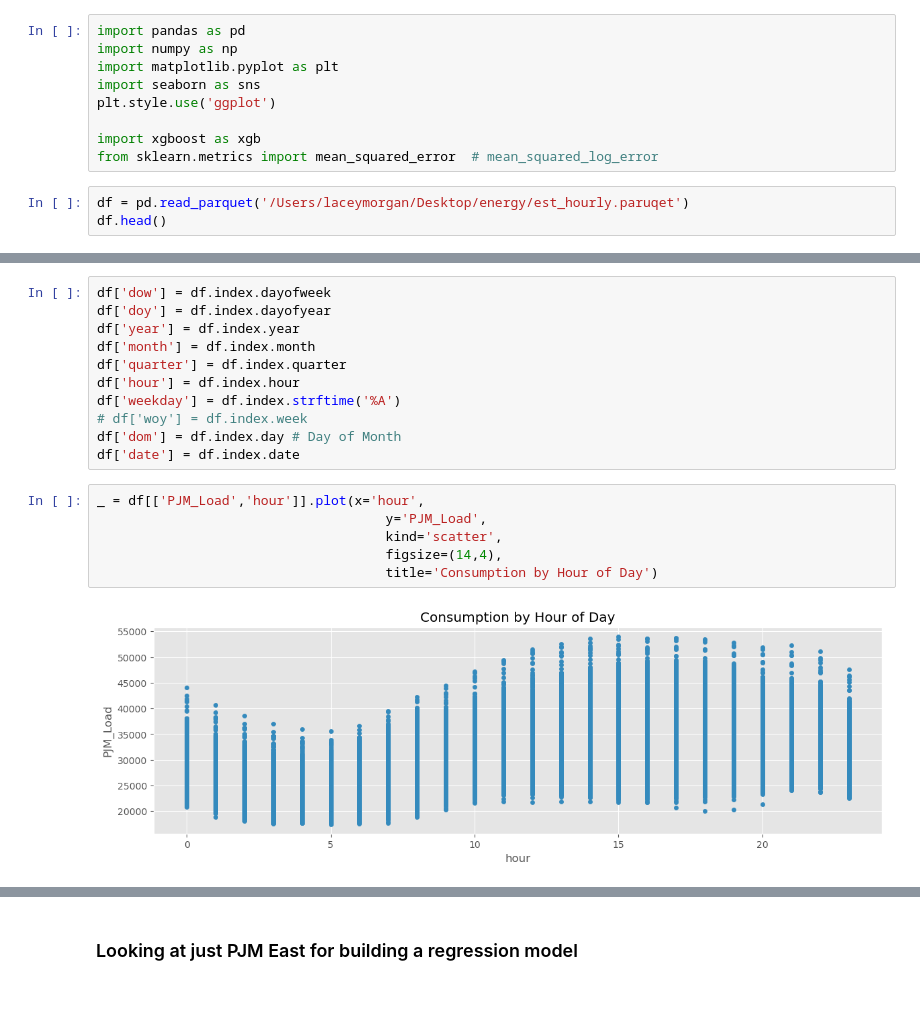
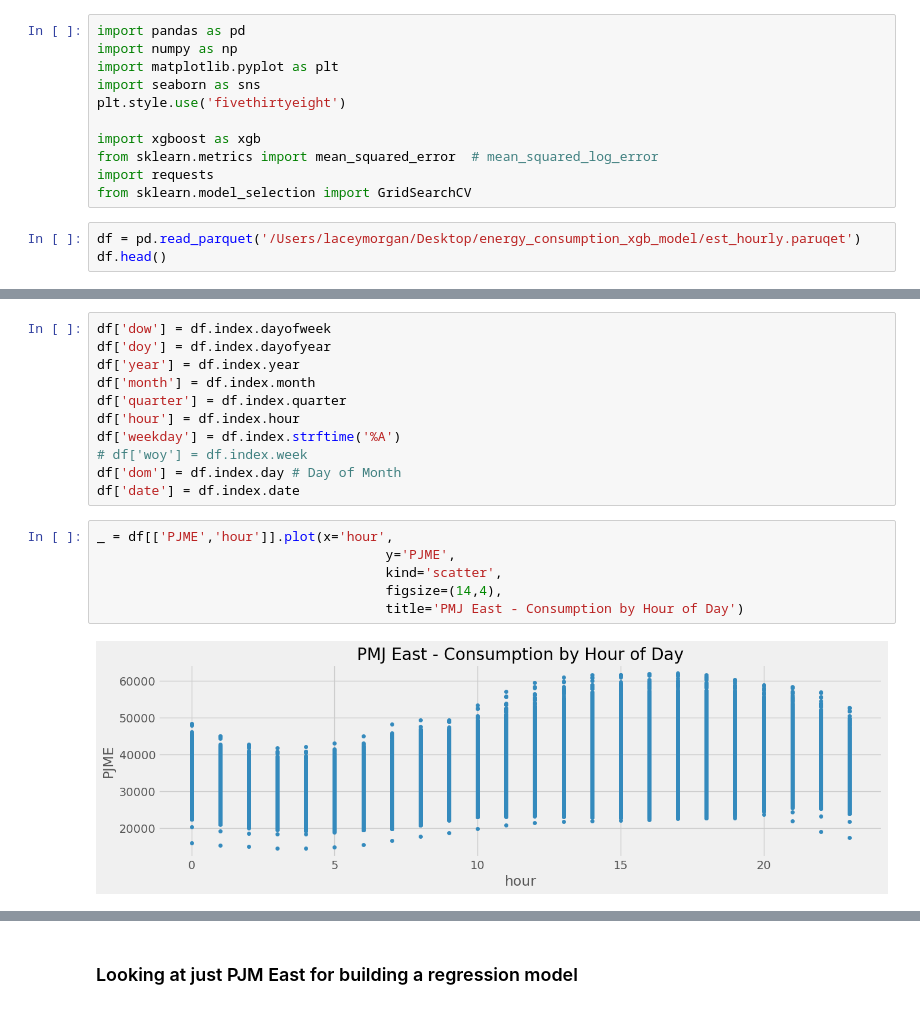
Before and after one commit to earlyann/Energy_Consumption_Forecasting, a Jupyter notebook: energy.ipynb, the cells around one changed output, grey strips where cells are left out. Cells and saved outputs as stored; diff of their text form.

```diff
--- a/energy.ipynb
+++ b/energy.ipynb
@@ -3,12 +3,14 @@ import pandas as pd
 import numpy as np
 import matplotlib.pyplot as plt
 import seaborn as sns
-plt.style.use('ggplot')
+plt.style.use('fivethirtyeight')
 
 import xgboost as xgb
 from sklearn.metrics import mean_squared_error  # mean_squared_log_error
+import requests
+from sklearn.model_selection import GridSearchCV
 # %%
-df = pd.read_parquet('/Users/laceymorgan/Desktop/energy/est_hourly.paruqet')
+df = pd.read_parquet('/Users/laceymorgan/Desktop/energy_consumption_xgb_model/est_hourly.paruqet')
 df.head()
 # %% [output]
 |  | AEP | COMED | DAYTON | DEOK | DOM | DUQ | EKPC | FE | NI | PJME | PJMW | ... |
@@ -121,13 +118,13 @@ df['weekday'] = df.index.strftime('%A')
 df['dom'] = df.index.day # Day of Month
 df['date'] = df.index.date
 # %%
-_ = df[['PJM_Load','hour']].plot(x='hour',
-                                     y='PJM_Load',
+_ = df[['PJME','hour']].plot(x='hour',
+                                     y='PJME',
                                      kind='scatter',
                                      figsize=(14,4),
-                                     title='Consumption by Hour of Day')
+                                     title='PMJ East - Consumption by Hour of Day')
 # %% [output]
-[figure, old version]
+[figure, new version]
 # %%
 # show PJM East and PMJ West daily trends on the same fig
 
```
Also changed, not shown: parts of 36 cells of this notebook.
